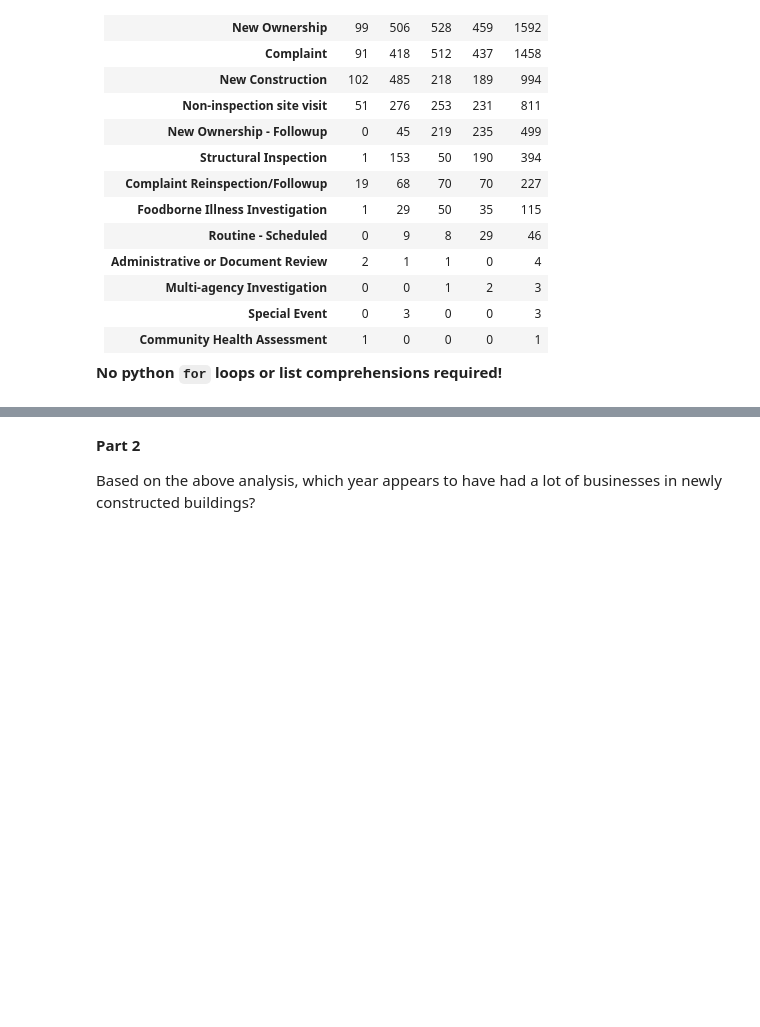
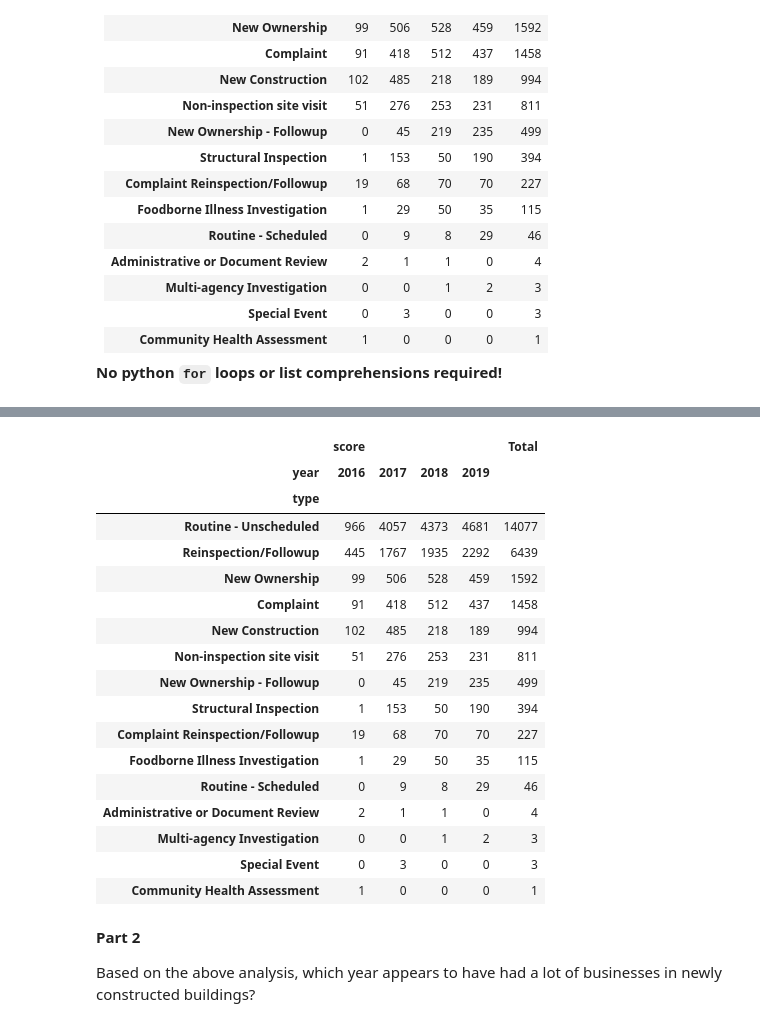
Before and after one commit to Alan-Heoooh/STAT471, a Jupyter notebook: Lab/lab2/exercise/lab2.ipynb, the cells around one changed output, grey strips where cells are left out. Drawn from its saved outputs; the diff is of its cells as text; code cells hidden in the pictures; blank space fills up the shorter version.

```diff
--- a/Lab/lab2/exercise/lab2.ipynb
+++ b/Lab/lab2/exercise/lab2.ipynb
@@ -411,3 +566,5 @@ points: 1
+# %%
+ins['bid'] = ins['iid'].str.split('_').str.get(0).astype('int')
 # %% [markdown]
 **Part 2**
 
@@ -460,3 +617,5 @@ points: 1
+# %%
+ins['timestamp'] = pd.to_datetime(ins['date'])
 # %% [markdown]
 **Part 3**
 
@@ -484,2 +644,4 @@ points: 1
+# %%
+ins['year'] = ins['timestamp'].dt.year
 # %%
 ins.head()
@@ -511,3 +690,29 @@ ins_pivot_sorted
+# %%
+ins_pivot = ins.pivot_table(index='type', columns='year', values=['score'], aggfunc=np.size, fill_value=0)
+ins_pivot['Total'] = ins_pivot.sum(axis='columns')
+
+...
+ins_pivot_sorted = ins_pivot.sort_values('Total', ascending=False)
+ins_pivot_sorted
+# %% [output]
+|  | score |  |  |  | Total |
+| year | 2016 | 2017 | 2018 | 2019 |  |
+| type |  |  |  |  |  |
+| Routine - Unscheduled | 966 | 4057 | 4373 | 4681 | 14077 |
+| Reinspection/Followup | 445 | 1767 | 1935 | 2292 | 6439 |
+| New Ownership | 99 | 506 | 528 | 459 | 1592 |
+| Complaint | 91 | 418 | 512 | 437 | 1458 |
+| New Construction | 102 | 485 | 218 | 189 | 994 |
+| Non-inspection site visit | 51 | 276 | 253 | 231 | 811 |
+| New Ownership - Followup | 0 | 45 | 219 | 235 | 499 |
+| Structural Inspection | 1 | 153 | 50 | 190 | 394 |
+| Complaint Reinspection/Followup | 19 | 68 | 70 | 70 | 227 |
+| Foodborne Illness Investigation | 1 | 29 | 50 | 35 | 115 |
+| Routine - Scheduled | 0 | 9 | 8 | 29 | 46 |
+| Administrative or Document Review | 2 | 1 | 1 | 0 | 4 |
+| Multi-agency Investigation | 0 | 0 | 1 | 2 | 3 |
+| Special Event | 0 | 3 | 0 | 0 | 3 |
+| Community Health Assessment | 1 | 0 | 0 | 0 | 1 |
 # %% [markdown]
 **Part 2**
 
```
Also changed, not shown: parts of 47 cells of this notebook, 26 other files.
